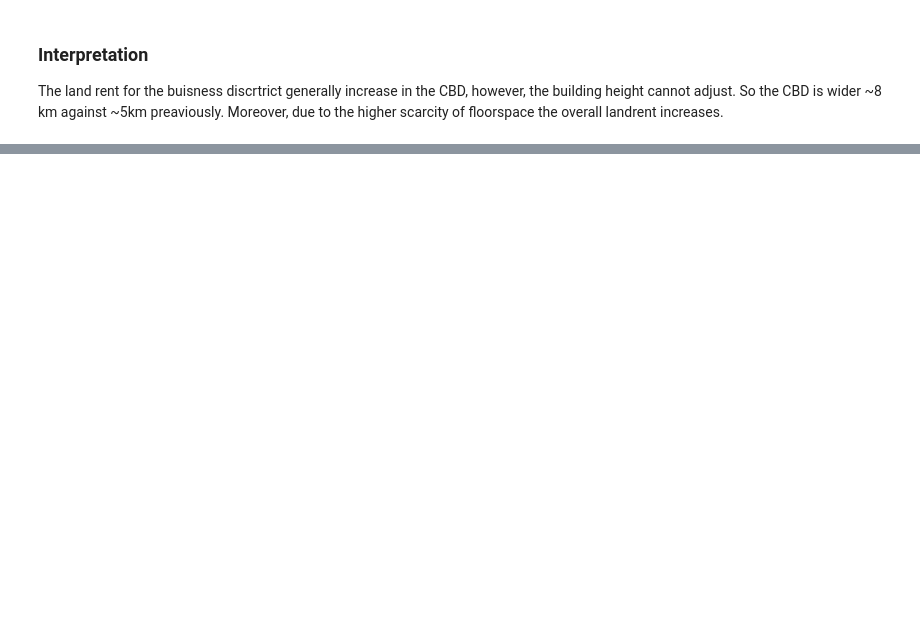
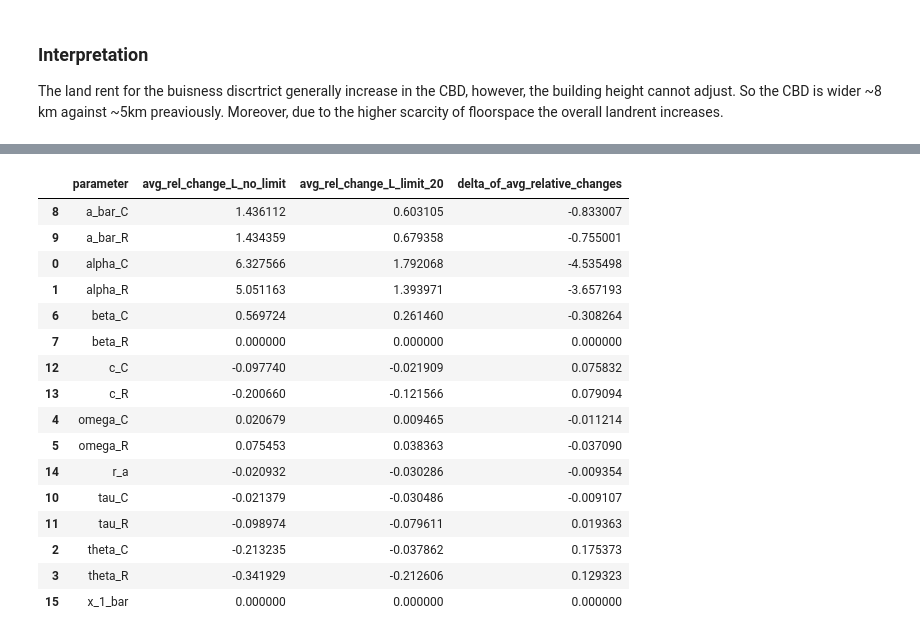
Before and after one commit to jendrkk/QSE-Tutorial, a Jupyter notebook: Topic_3/Task_1_2.ipynb, the cells around one changed output, grey strips where cells are left out. Drawn from its saved outputs; the diff is of its cells as text; code cells hidden in the pictures; blank space fills up the shorter version.

```diff
--- a/Topic_3/Task_1_2.ipynb
+++ b/Topic_3/Task_1_2.ipynb
@@ -334,0 +367,96 @@ The land rent for the buisness discrtrict generally increase in the CBD, however
+# %%
+import numpy as np
+import pandas as pd
+import sys
+
+sys.path.append("Ports/Python/")
+from ab2022_model import AB2022Model
+
+def solve_L(params, L_guess=1_000_000, y_guess=2.5):
+    m = AB2022Model(params)
+    L, y, res = m.find_eq(L_guess, y_guess)
+    return L, y
+
+def run_avg_L(params, n_runs=10):
+    vals = []
+    for _ in range(n_runs):
+        L, _ = solve_L(params)
+        vals.append(L)
+    return float(np.mean(vals))
+
+def rel_change(new, old):
+    return (new - old) / old if old > 0 else np.nan
+
+# Baseline from model defaults
+#base = AB2022Model().params.copy()
+base = params
+base['x_1_bar'] = 999.0
+
+base["theta_C"] = 0.5
+base["theta_R"] = 0.55
+base["beta_C"] = 0.03
+base['tau_R'] = 0.005
+
+params_to_test = [
+    "alpha_C", "alpha_R", "theta_C", "theta_R", "omega_C", "omega_R",
+    "beta_C", "beta_R", "a_bar_C", "a_bar_R", "tau_C", "tau_R",
+    "c_C", "c_R", "r_a", "x_1_bar"
+]
+
+rows = []
+n_runs = 10
+increase_factor = 1.10  # 10% increase
+
+for pname in params_to_test:
+    # No limit scenario
+    p_no_base = base.copy()
+    p_no_base["S_bar_C"] = 999.0
+    p_no_base["S_bar_R"] = 999.0
+
+    p_no_up = p_no_base.copy()
+    p_no_up[pname] = p_no_up[pname] * increase_factor
+
+    L_no_base_avg = run_avg_L(p_no_base, n_runs=n_runs)
+    L_no_up_avg = run_avg_L(p_no_up, n_runs=n_runs)
+
+    # Limit 20 scenario
+    p_lim_base = base.copy()
+    p_lim_base["S_bar_C"] = 20.0
+    p_lim_base["S_bar_R"] = 20.0
+
+    p_lim_up = p_lim_base.copy()
+    p_lim_up[pname] = p_lim_up[pname] * increase_factor
+
+    L_lim_base_avg = run_avg_L(p_lim_base, n_runs=n_runs)
+    L_lim_up_avg = run_avg_L(p_lim_up, n_runs=n_runs)
+
+    rc_no = rel_change(L_no_up_avg, L_no_base_avg)
+    rc_lim = rel_change(L_lim_up_avg, L_lim_base_avg)
+
+    rows.append({
+        "parameter": pname,
+        "avg_rel_change_L_no_limit": rc_no,
+        "avg_rel_change_L_limit_20": rc_lim,
+        "delta_of_avg_relative_changes": rc_lim - rc_no,
+    })
+
+out = pd.DataFrame(rows).sort_values("parameter")
+display(out)
+# %% [output]
+|  | parameter | avg_rel_change_L_no_limit | avg_rel_change_L_limit_20 | delta_of_avg_relative_changes |
+| 8 | a_bar_C | 1.436112 | 0.603105 | -0.833007 |
+| 9 | a_bar_R | 1.434359 | 0.679358 | -0.755001 |
+| 0 | alpha_C | 6.327566 | 1.792068 | -4.535498 |
+| 1 | alpha_R | 5.051163 | 1.393971 | -3.657193 |
+| 6 | beta_C | 0.569724 | 0.261460 | -0.308264 |
+| 7 | beta_R | 0.000000 | 0.000000 | 0.000000 |
+| 12 | c_C | -0.097740 | -0.021909 | 0.075832 |
+| 13 | c_R | -0.200660 | -0.121566 | 0.079094 |
+| 4 | omega_C | 0.020679 | 0.009465 | -0.011214 |
+| 5 | omega_R | 0.075453 | 0.038363 | -0.037090 |
+| 14 | r_a | -0.020932 | -0.030286 | -0.009354 |
+| 10 | tau_C | -0.021379 | -0.030486 | -0.009107 |
+| 11 | tau_R | -0.098974 | -0.079611 | 0.019363 |
+| 2 | theta_C | -0.213235 | -0.037862 | 0.175373 |
+| 3 | theta_R | -0.341929 | -0.212606 | 0.129323 |
+| 15 | x_1_bar | 0.000000 | 0.000000 | 0.000000 |
```
Also changed, not shown: parts of 9 cells of this notebook, 7 other files.
